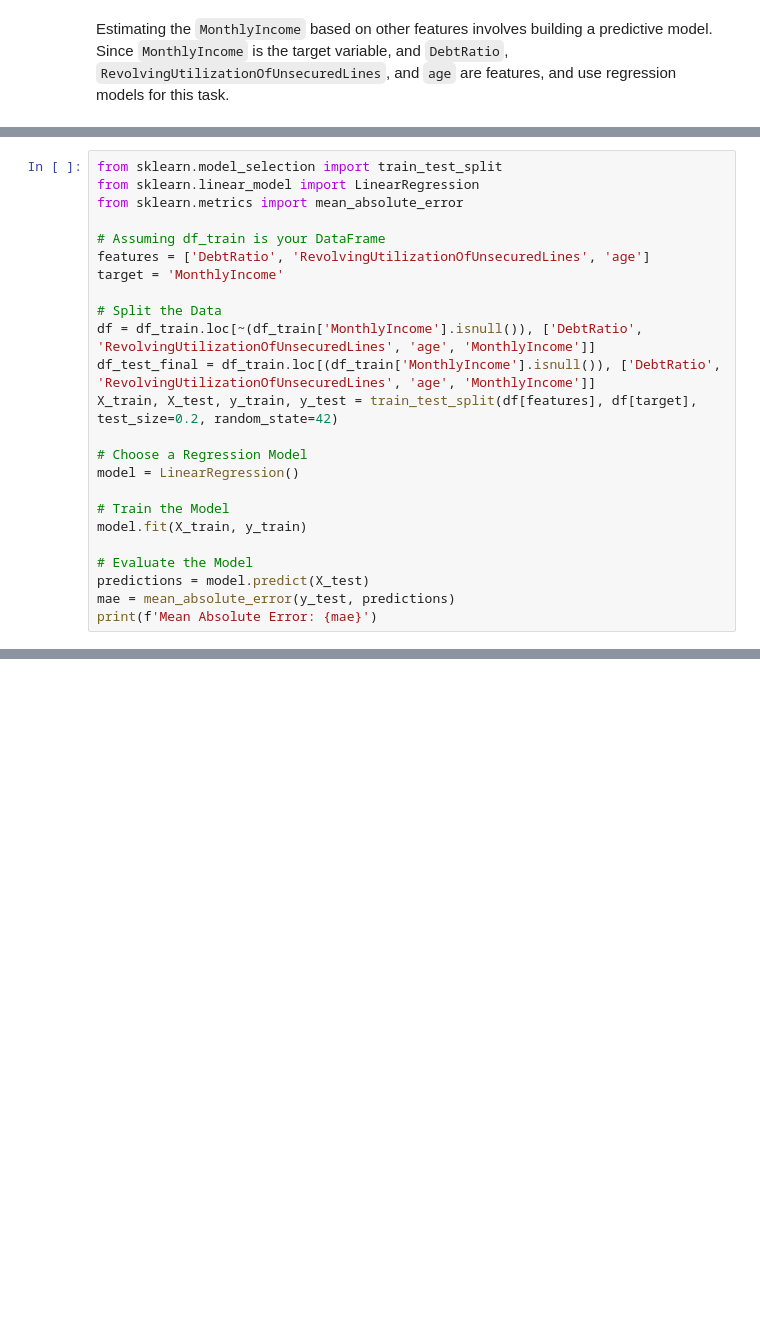
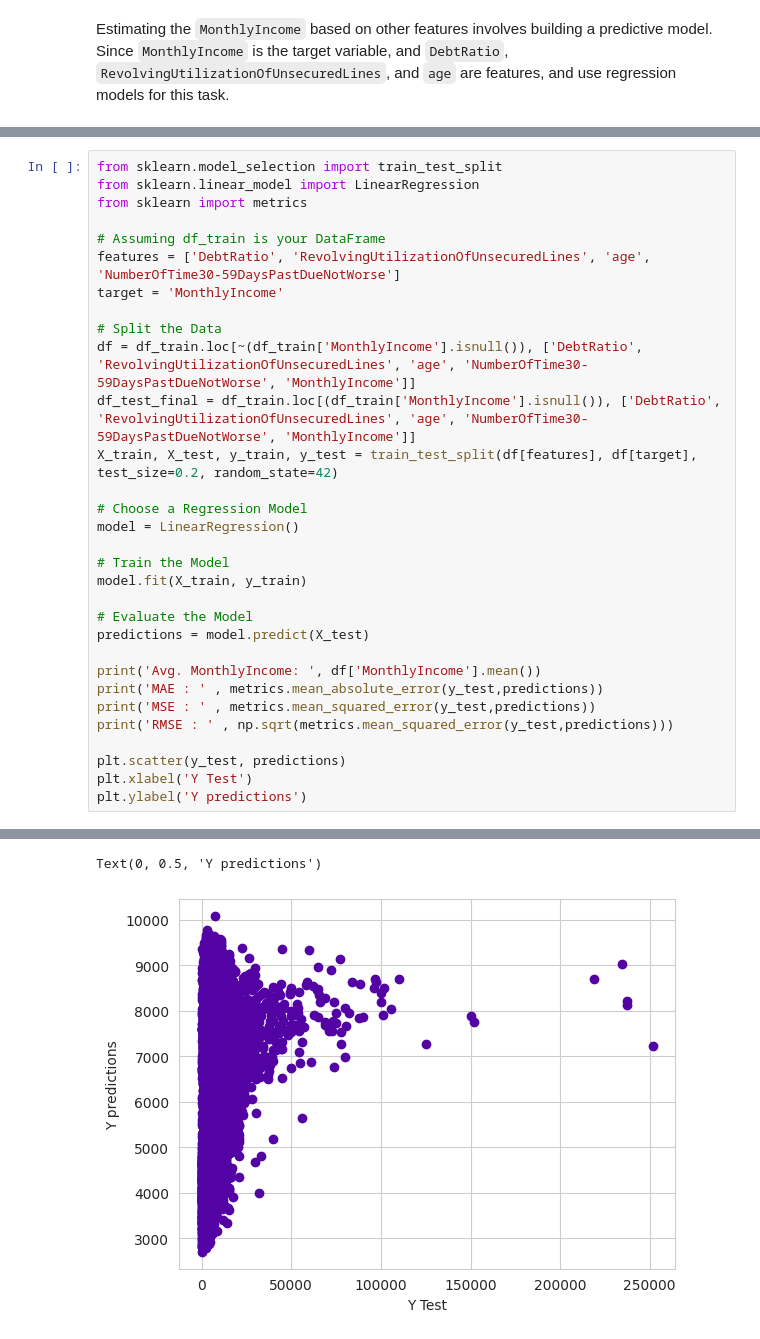
Before and after one commit to Saba-a11/Kaggle_Credit_Score, a Jupyter notebook: CreditModel.ipynb, the cells around one changed output, grey strips where cells are left out. Drawn from its saved outputs; the diff is of its cells as text; blank space fills up the shorter version.

```diff
--- a/CreditModel.ipynb
+++ b/CreditModel.ipynb
@@ -692,15 +698,15 @@ Estimating the `MonthlyIncome` based on other features involves building a predi
 # %%
 from sklearn.model_selection import train_test_split
 from sklearn.linear_model import LinearRegression
-from sklearn.metrics import mean_absolute_error
+from sklearn import metrics
 
 # Assuming df_train is your DataFrame
-features = ['DebtRatio', 'RevolvingUtilizationOfUnsecuredLines', 'age']
+features = ['DebtRatio', 'RevolvingUtilizationOfUnsecuredLines', 'age', 'NumberOfTime30-59DaysPastDueNotWorse']
 target = 'MonthlyIncome'
 
 # Split the Data
-df = df_train.loc[~(df_train['MonthlyIncome'].isnull()), ['DebtRatio', 'RevolvingUtilizationOfUnsecuredLines', 'age', 'MonthlyIncome']]
-df_test_final = df_train.loc[(df_train['MonthlyIncome'].isnull()), ['DebtRatio', 'RevolvingUtilizationOfUnsecuredLines', 'age', 'MonthlyIncome']]
+df = df_train.loc[~(df_train['MonthlyIncome'].isnull()), ['DebtRatio', 'RevolvingUtilizationOfUnsecuredLines', 'age', 'NumberOfTime30-59DaysPastDueNotWorse', 'MonthlyIncome']]
+df_test_final = df_train.loc[(df_train['MonthlyIncome'].isnull()), ['DebtRatio', 'RevolvingUtilizationOfUnsecuredLines', 'age', 'NumberOfTime30-59DaysPastDueNotWorse', 'MonthlyIncome']]
 X_train, X_test, y_train, y_test = train_test_split(df[features], df[target], test_size=0.2, random_state=42)
 
 # Choose a Regression Model
@@ -711,6 +717,13 @@ model.fit(X_train, y_train)
 
 # Evaluate the Model
 predictions = model.predict(X_test)
-mae = mean_absolute_error(y_test, predictions)
-print(f'Mean Absolute Error: {mae}')
+
+print('Avg. MonthlyIncome: ', df['MonthlyIncome'].mean())
+print('MAE : ' , metrics.mean_absolute_error(y_test,predictions))
+print('MSE : ' , metrics.mean_squared_error(y_test,predictions))
+print('RMSE : ' , np.sqrt(metrics.mean_squared_error(y_test,predictions)))
+
+plt.scatter(y_test, predictions)
+plt.xlabel('Y Test')
+plt.ylabel('Y predictions')
 # %% [output]
@@ -717,0 +734,2 @@ Mean Absolute Error: 3437.3667400636973
+Text(0, 0.5, 'Y predictions')
+[figure, added]
```
Also changed, not shown: parts of 8 cells of this notebook.
